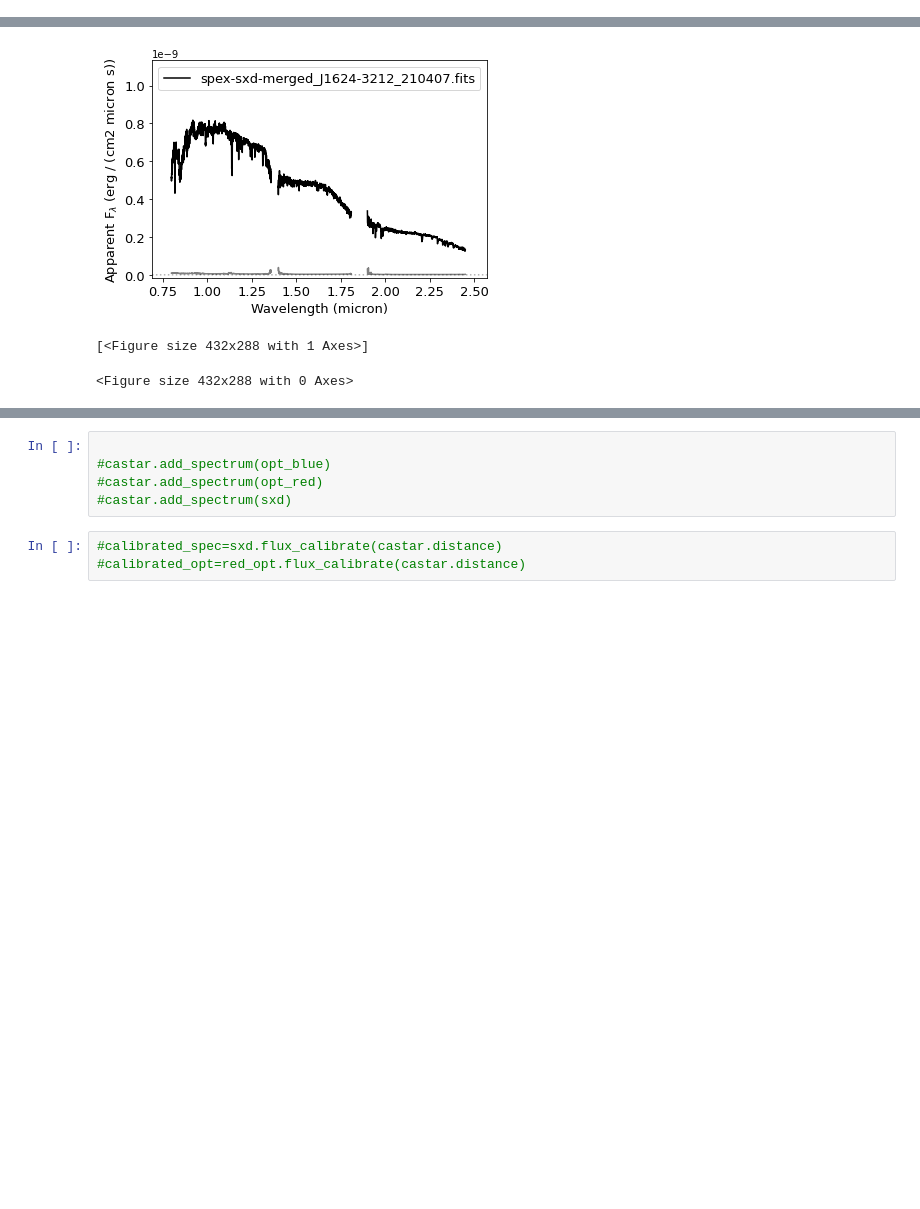
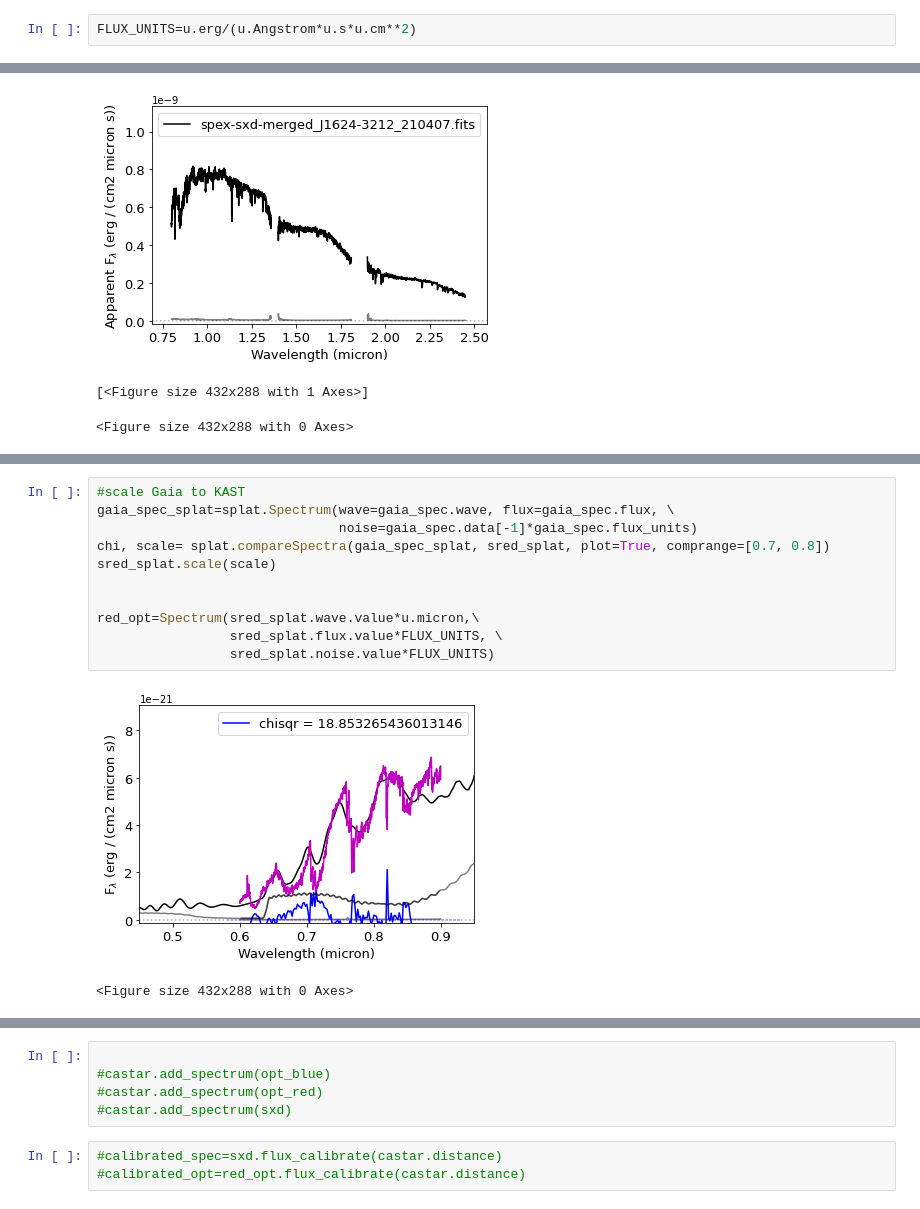
Before and after one commit to caganze/J1624, a Jupyter notebook: notebooks/SED Fitting.ipynb, the cells around one changed output, grey strips where cells are left out. Saved outputs shown, nothing was run; the diff lists cells and outputs as text; blank space fills up the shorter version.

```diff
--- a/notebooks/SED Fitting.ipynb
+++ b/notebooks/SED Fitting.ipynb
@@ -37,6 +38,8 @@ import sys
 sys.version
 # %% [output]
 '3.10.2 | packaged by conda-forge | (main, Mar  8 2022, 15:58:48) [Clang 11.1.0 ]'
+# %%
+FLUX_UNITS=u.erg/(u.Angstrom*u.s*u.cm**2)
 # %%
 castar = SED(name='J1624')
 castar.ra=246.0684208*u.deg
@@ -156,0 +162,14 @@ array([5.1563254e-10, 4.9582838e-10, 5.0257176e-10, ..., 1.3275316e-10,
+# %%
+#scale Gaia to KAST
+gaia_spec_splat=splat.Spectrum(wave=gaia_spec.wave, flux=gaia_spec.flux, \
+                               noise=gaia_spec.data[-1]*gaia_spec.flux_units)
+chi, scale= splat.compareSpectra(gaia_spec_splat, sred_splat, plot=True, comprange=[0.7, 0.8])
+sred_splat.scale(scale)
+
+
+red_opt=Spectrum(sred_splat.wave.value*u.micron,\
+                 sred_splat.flux.value*FLUX_UNITS, \
+                 sred_splat.noise.value*FLUX_UNITS)
+# %% [output]
+[figure, added]
+<Figure size 432x288 with 0 Axes>
```
Also changed, not shown: parts of 21 cells of this notebook, 58 other files.
